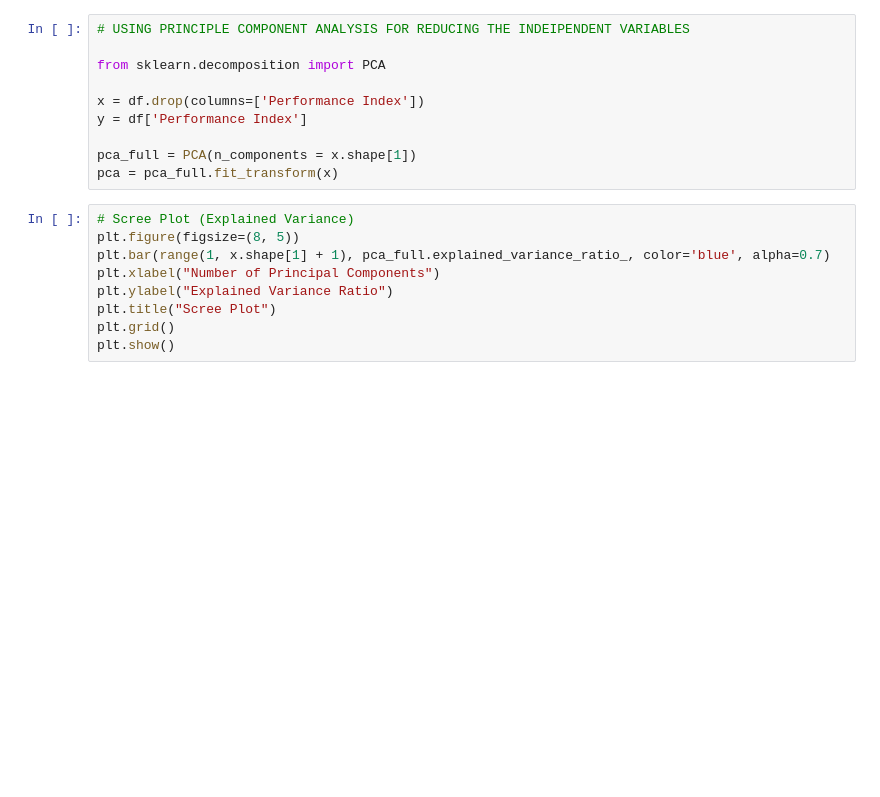
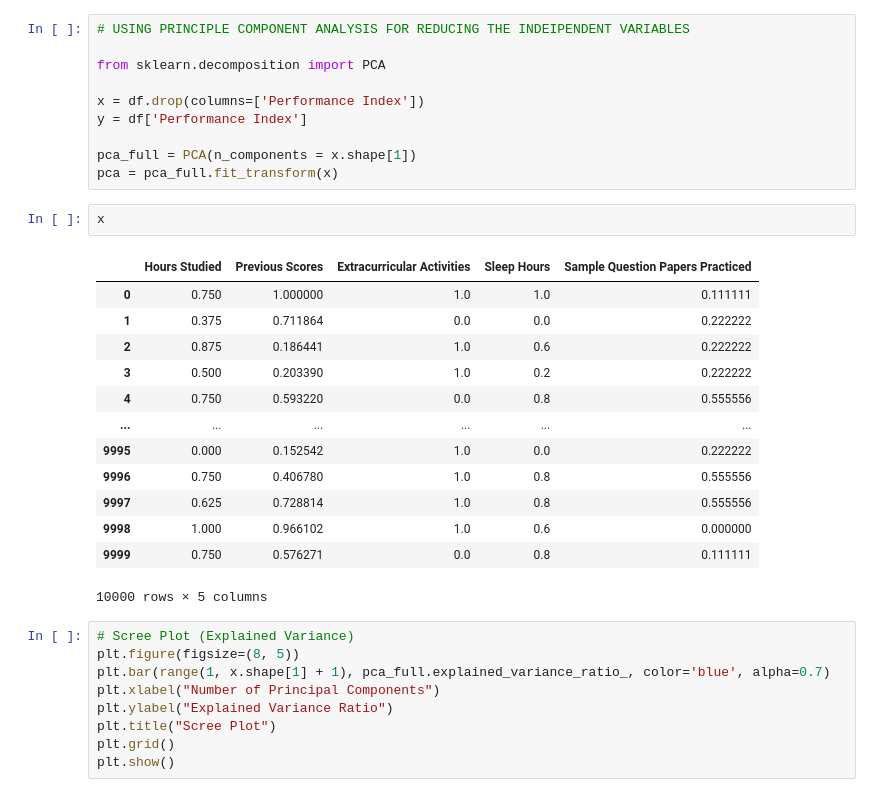
Before and after one commit to ishivanim/MULTIPLE-LINEAR-REGRESSION, a Jupyter notebook: Studentsperformance.ipynb, the cells around one changed output. Cells and saved outputs as stored; diff of their text form; blank space fills up the shorter version.

```diff
--- a/Studentsperformance.ipynb
+++ b/Studentsperformance.ipynb
@@ -100,6 +100,22 @@ y = df['Performance Index']
 
 pca_full = PCA(n_components = x.shape[1])
 pca = pca_full.fit_transform(x)
+# %%
+x
+# %% [output]
+|  | Hours Studied | Previous Scores | Extracurricular Activities | Sleep Hours | Sample Question Papers Practiced |
+| 0 | 0.750 | 1.000000 | 1.0 | 1.0 | 0.111111 |
+| 1 | 0.375 | 0.711864 | 0.0 | 0.0 | 0.222222 |
+| 2 | 0.875 | 0.186441 | 1.0 | 0.6 | 0.222222 |
+| 3 | 0.500 | 0.203390 | 1.0 | 0.2 | 0.222222 |
+| 4 | 0.750 | 0.593220 | 0.0 | 0.8 | 0.555556 |
+| ... | ... | ... | ... | ... | ... |
+| 9995 | 0.000 | 0.152542 | 1.0 | 0.0 | 0.222222 |
+| 9996 | 0.750 | 0.406780 | 1.0 | 0.8 | 0.555556 |
+| 9997 | 0.625 | 0.728814 | 1.0 | 0.8 | 0.555556 |
+| 9998 | 1.000 | 0.966102 | 1.0 | 0.6 | 0.000000 |
+| 9999 | 0.750 | 0.576271 | 0.0 | 0.8 | 0.111111 |
+10000 rows × 5 columns
 # %%
 # Scree Plot (Explained Variance)
 plt.figure(figsize=(8, 5))
```
Also changed, not shown: parts of 2 cells of this notebook, 2 other files.
